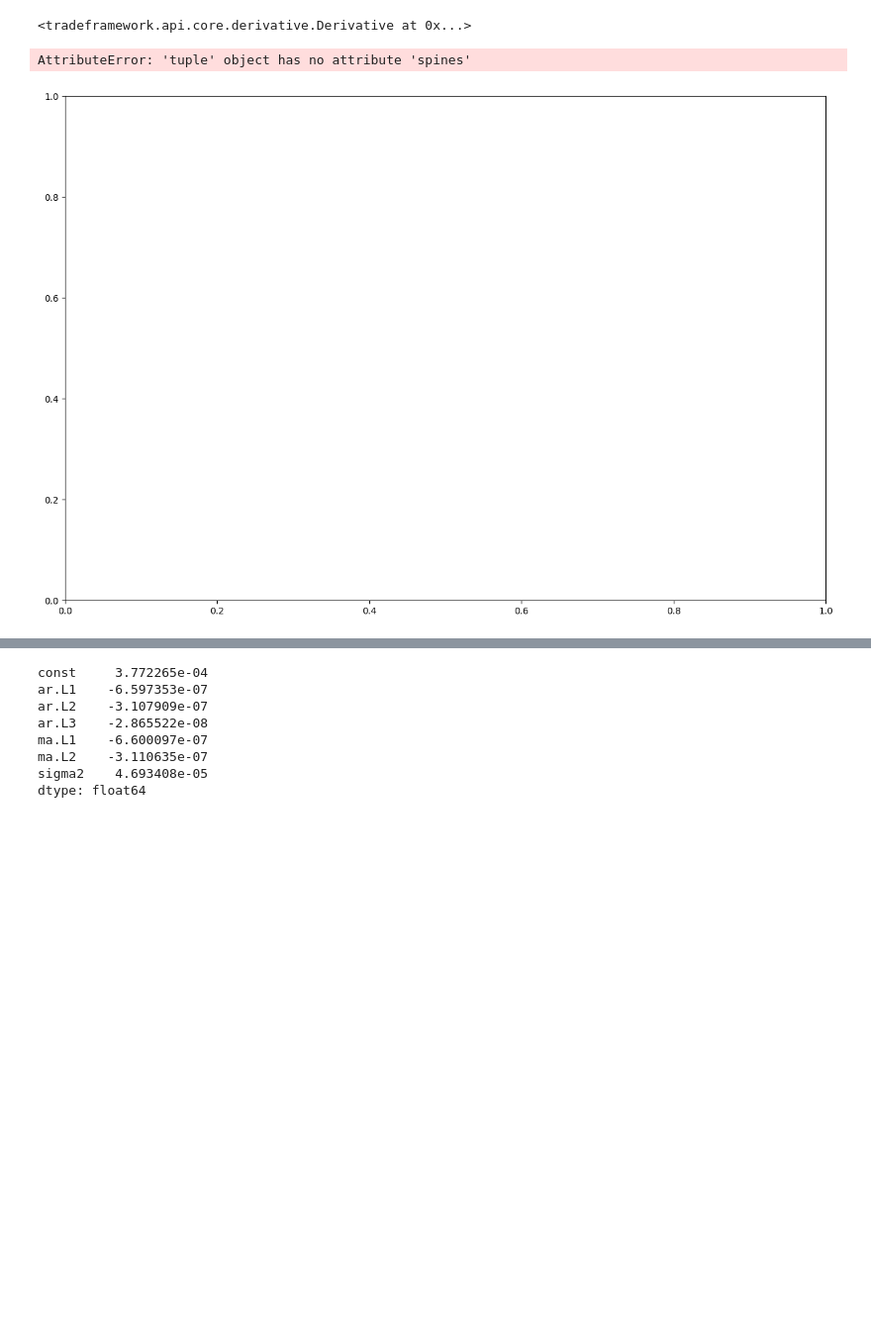
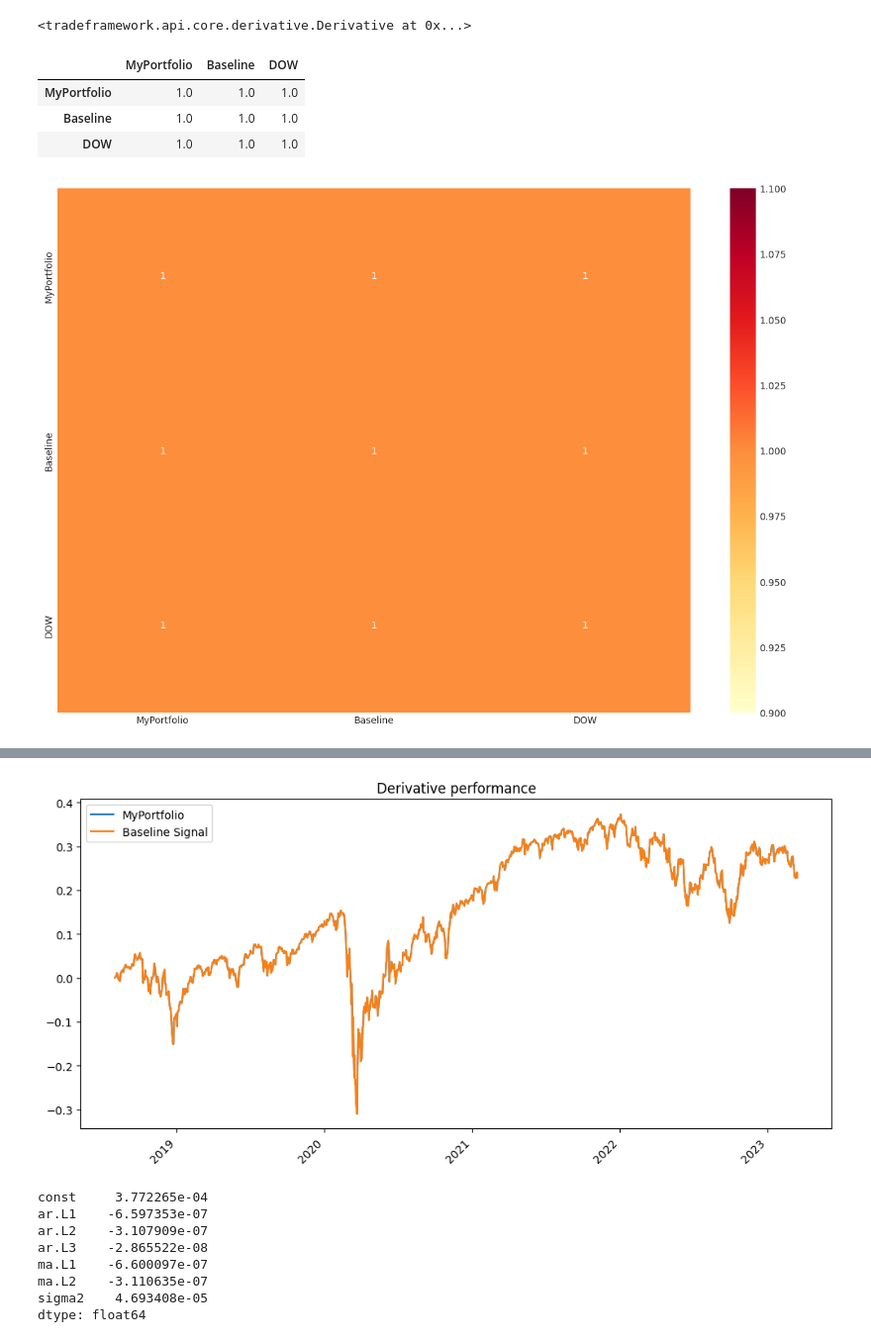
Before and after one commit to cwilko/tradeframework-models, a Jupyter notebook: samples/Sandbox.ipynb, the cells around one changed output, grey strips where cells are left out. Shown: that part at 99% size. Drawn from its saved outputs; the diff is of its cells as text; code cells hidden in the pictures; blank space fills up the shorter version.

```diff
--- a/samples/Sandbox.ipynb
+++ b/samples/Sandbox.ipynb
@@ -106,7 +106,7 @@ p = env.createDerivative("MyPortfolio", weightGenerator=env.createOptimizer("Equ
 env.setPortfolio(p)
 
 # Create baseline as an unweighted asset
-baseline = env.createDerivative("Baseline Signal", weightGenerator=env.createModel("BuyAndHold", opts={"barOnly": True}))
+baseline = env.createDerivative("Baseline Signal", weightGenerator=env.createModel("BuyAndHold", opts={"barOnly": False}))
 baseline.addStoredAsset(["DOW"])
 p.addAsset(baseline, weighted=False)
 
@@ -127,7 +127,7 @@ p.addAsset(
         weightGenerator=env.createModel(
             "BuyAndHold",
             #opts={"start":"19:00", "end":"20:00", "barOnly": True}
-            opts={"barOnly": True}
+            opts={"barOnly": False}
         )).addStoredAsset(["DOW"]))
 
 # ARIMA
@@ -137,7 +137,7 @@ p.addAsset(
         weightGenerator=env.createModel(
             "ARIMA",
             modelModule="tradeframework.models.remote",
-            opts={"AR":4, "I":1, "MA":2, "window":5*4*3, "fit":"inSample", "barOnly": True}
+            opts={"AR":4, "I":1, "MA":2, "window":5*4*3, "fit":"inSample", "barOnly": False}
         )).addStoredAsset(["DOW"]))
  """
 # ML Model
@@ -156,10 +156,15 @@ env.refresh()
 <tradeframework.api.core.derivative.Derivative at 0x...>
 # %%
 im = InsightManager(p)
-#im.addInsightGenerator(im.createInsightGenerator("TimeSeriesPlot"))
-im.addInsightGenerator(im.createInsightGenerator("CorrelationMap", opts={"baseline":p.assets[0]}))
+im.addInsightGenerator(im.createInsightGenerator("BasicPlot", opts={"baseline":p.assets[0]}))
+im.addInsightGenerator(im.createInsightGenerator("CorrelationMatrix", opts={"baseline":p.assets[0], "threshold":0.0}))
+im.addInsightGenerator(im.createInsightGenerator("CorrelationMap", opts={"baseline":p.assets[0], "threshold":0.0}))
+im.addInsightGenerator(im.createInsightGenerator("CorrelationPairPlot", opts={"baseline":p.assets[0], "threshold":0.0}))
 
 results = im.generateInsights()
 # %% [output]
-AttributeError: 'tuple' object has no attribute 'spines'
+|  | MyPortfolio | Baseline | DOW |
+| MyPortfolio | 1.0 | 1.0 | 1.0 |
+| Baseline | 1.0 | 1.0 | 1.0 |
+| DOW | 1.0 | 1.0 | 1.0 |
-[figure, old version]
+[figure, new version]
@@ -166,3 +172,4 @@ AttributeError: 'tuple' object has no attribute 'spines'
+[figure, added]
 # %%
 result["ARIMAFit"].params
 # %% [output]
```
Also changed, not shown: parts of 4 cells of this notebook, 1 other file.
